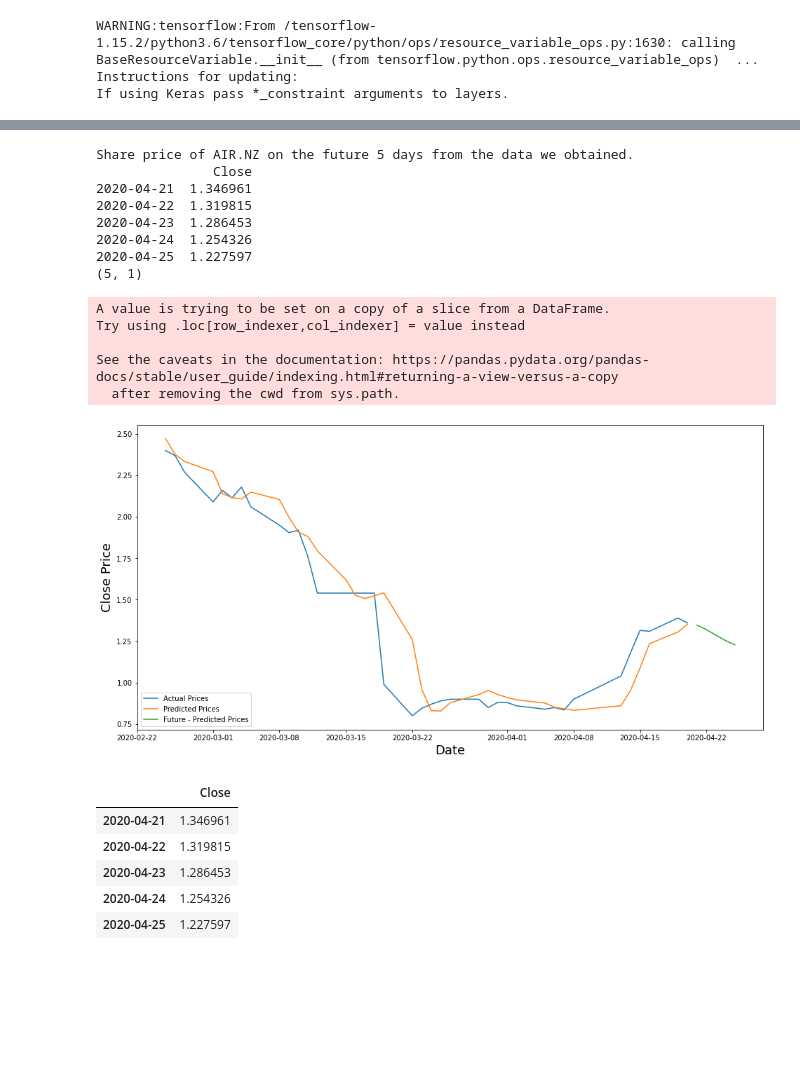
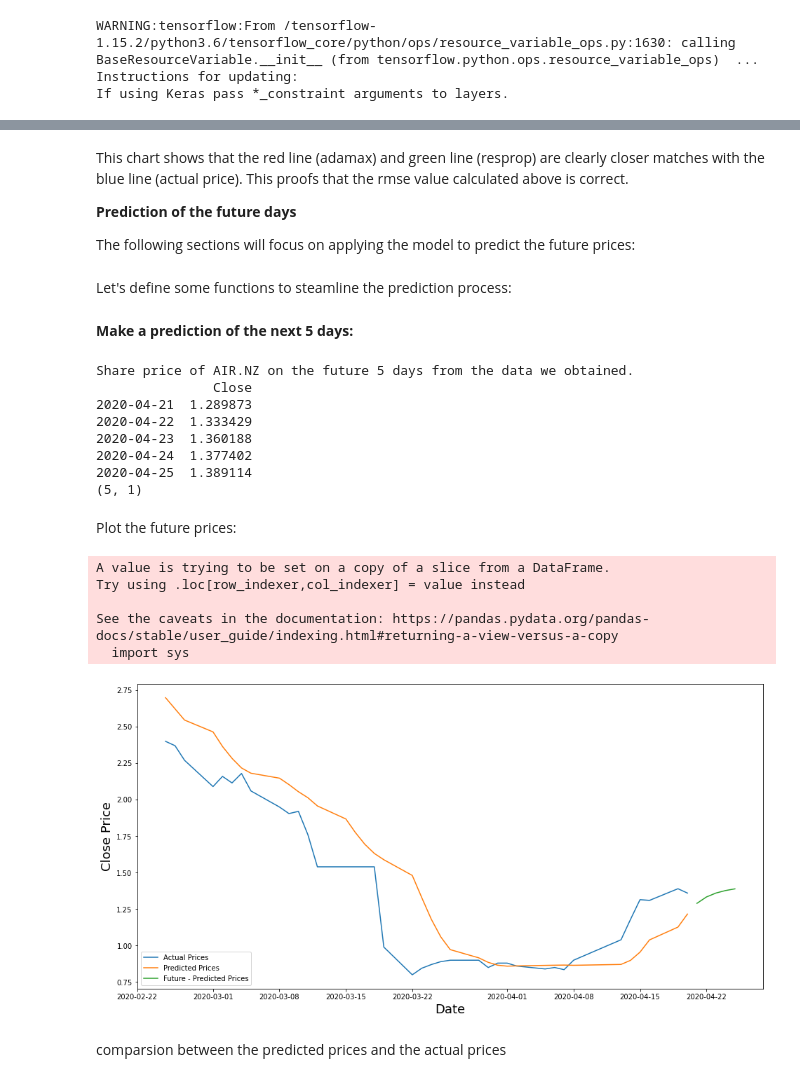
Before and after one commit to paton838/works, a Jupyter notebook: data-science/share_predict/share_predict.ipynb, the cells around one changed output, grey strips where cells are left out. Drawn from its saved outputs; the diff is of its cells as text; code cells hidden in the pictures; blank space fills up the shorter version.

```diff
--- a/data-science/share_predict/share_predict.ipynb
+++ b/data-science/share_predict/share_predict.ipynb
@@ -182,13 +270,22 @@ valid.tail(5)
+# %% [markdown]
+This chart shows that the red line (adamax) and green line (resprop) are clearly closer matches with the blue line (actual price). This proofs that the rmse value calculated above is correct.
+
+
+**Prediction of the future days**
+
+The following sections will focus on applying the model to predict the future prices:
 # %%
 # Now, let's try to make some prediction of future days:
 #=====================
 # get the  quote
 quote = df
+# %% [markdown]
+Let's define some functions to steamline the prediction process:
 # %%
 #Create a new dataframe with only Close price
 new_df = quote.filter(['Close'])
 
-def predict_(df, n_days_use_=100):
+def predict_(df, model, n_days_use_=100):
   """ predict the price with a given df, and n_days_use (100 days by default). """
   # #Get the last n day closing price values and convert the dataframe to an array
   last_n_days = df[-n_days_use_:].values
@@ -221,14 +318,14 @@ def print_ht(df, num):
   print(df.head(num))
   print(df.tail(num))
 # %%
-def get_prediction_value(df_to_predict):
+def get_prediction_value(df_to_predict, model):
   """
     Get the values from the prediction df.
     df_to_predict: Dataframe to be used to get the predicted values.
   """
-  return predict_(df_to_predict)[0][0]
+  return predict_(df_to_predict, model)[0][0]
 # %%
-def predict_append(df_a, n_days):
+def predict_append(df_a, model, n_days):
   """
     Append new data to the df, with n_days of future days to be predicted.
     df_a: Dataframe with training values.
@@ -238,7 +335,7 @@ def predict_append(df_a, n_days):
   turn0_date = ''
   for i in range(n_days):
     # get new prediction
-    new_prediction = get_prediction_value(df_a)
+    new_prediction = get_prediction_value(df_a, model)
 
     # get the date of the next date
     next_date = pd.to_datetime( df_a.index[-1] + timedelta(days=1) ).date()
@@ -252,11 +349,14 @@ def predict_append(df_a, n_days):
       turn0_date = next_date
       # print(f'Turn 0 here::: Index: {turn0_index}, Date: {turn0_date}')
   return {'data':df_a, 'turn0': [turn0_index, turn0_date]}
+# %% [markdown]
+**Make a prediction of the next 5 days:**
 # %%
 # try predicting the next 5 days
 days_to_predict = 5
+model_to_use = model3;
 
-predicted_future = predict_append(new_df, days_to_predict)
+predicted_future = predict_append(new_df, model_to_use, days_to_predict)
 predicted_days = ( predicted_future )['data'].iloc[-days_to_predict:, :]
 
 print("Share price of {} on the future {} days from the data we obtained.".format(share_name, days_to_predict))
@@ -271,57 +371,48 @@ print(predicted_days.shape)
 # %% [output]
 Share price of AIR.NZ on the future 5 days from the data we obtained.
                Close
-2020-04-21  1.346961
-2020-04-22  1.319815
-2020-04-23  1.286453
-2020-04-24  1.254326
-2020-04-25  1.227597
+2020-04-21  1.289873
+2020-04-22  1.333429
+2020-04-23  1.360188
+2020-04-24  1.377402
+2020-04-25  1.389114
 (5, 1)
+# %% [markdown]
+Plot the future prices:
 # %%
 # Let's show the data on a chart:
-
-# only show the latest 5% of the training (past) data
-# train = data[math.ceil(training_data_len*0.95):]
-# valid = data[training_data_len:]
+predictions = predictions_adamax
 
 # the actual prices. show only the latest 5% data.
 valid = data[training_data_len + math.ceil(len(predictions) * 0.95):]
 
 # the predicted prices of the past days. show only the latest 5% data.
 valid['Predictions'] = predictions[math.ceil(len(predictions) * 0.95):]
 
 # the predicted prices of the future days
 future = predicted_days
 
 plt.figure(figsize=(16,8))
 plt.xlabel('Date', fontsize=18)
 plt.ylabel('Close Price', fontsize=18)
 # plt.plot(train['Close'])
 plt.plot(valid[['Close', 'Predictions']])
 plt.plot(future['Close'])
 
 ## if the predicted price ever goes below 0
 # plt.annotate(f'Turn 0 @{predicted_future["turn0"][1]}!', xy=[predicted_future["turn0"][1], 0]
 #               , xytext=(pd.Timestamp('2019-01-01'), 0.5)
 #               , arrowprops={'arrowstyle':'->', 'color':'red'})
 
 # plt.legend(['Train', 'Val', 'Predictions', 'Future'], loc='lower left')
 plt.legend(['Actual Prices', 'Predicted Prices', 'Future - Predicted Prices'], loc='lower left')
 plt.show()
 # %% [output]
 A value is trying to be set on a copy of a slice from a DataFrame.
 Try using .loc[row_indexer,col_indexer] = value instead
 
 See the caveats in the documentation: https://pandas.pydata.org/pandas-docs/stable/user_guide/indexing.html#returning-a-view-versus-a-copy
-  after removing the cwd from sys.path.
+  import sys
-[figure, old version]
+[figure, new version]
-# %%
-# Actual Prices
-future
-# %% [output]
-|  | Close |
-| 2020-04-21 | 1.346961 |
-| 2020-04-22 | 1.319815 |
-| 2020-04-23 | 1.286453 |
-| 2020-04-24 | 1.254326 |
-| 2020-04-25 | 1.227597 |
+# %% [markdown]
+comparsion between the predicted prices and the actual prices
```
Also changed, not shown: parts of 35 cells of this notebook.
